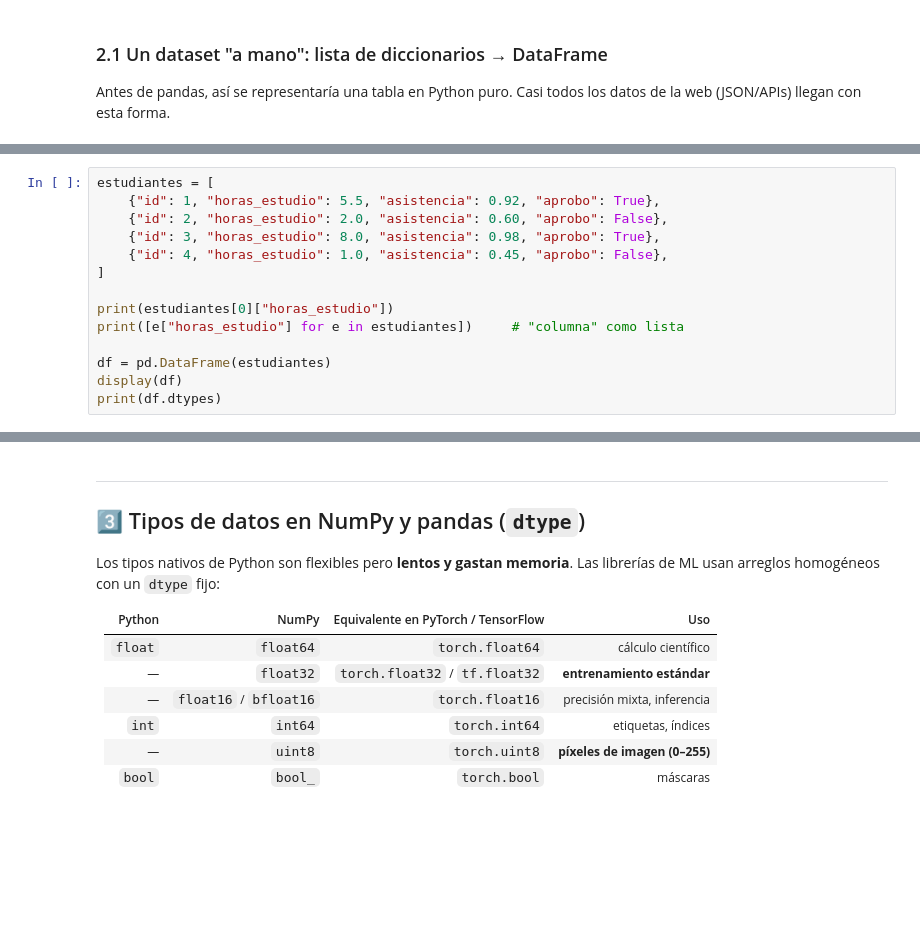
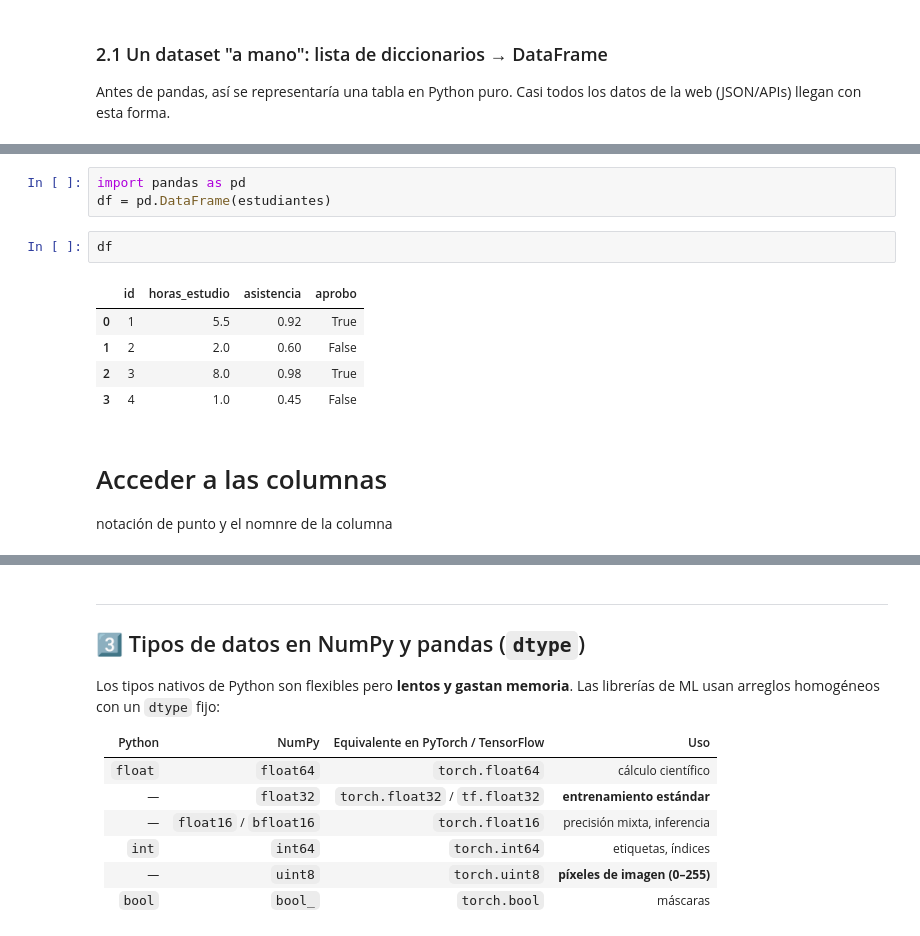
Before and after one commit to marco-canas/SIPIAD, a Jupyter notebook: 1_ciclo_formacion_python_ia_datos/2_clases/unidad1/2_Clase_02_Tipos_de_datos_y_operadores_IA.ipynb, the cells around one changed output, grey strips where cells are left out. Drawn from its saved outputs; the diff is of its cells as text; blank space fills up the shorter version.

```diff
--- a/1_ciclo_formacion_python_ia_datos/2_clases/unidad1/2_Clase_02_Tipos_de_datos_y_operadores_IA.ipynb
+++ b/1_ciclo_formacion_python_ia_datos/2_clases/unidad1/2_Clase_02_Tipos_de_datos_y_operadores_IA.ipynb
@@ -234,14 +390,15 @@ Antes de pandas, así se representaría una tabla en Python puro. Casi todos los
+# %%
+import pandas as pd
+df = pd.DataFrame(estudiantes)
 # %%
-estudiantes = [
-    {"id": 1, "horas_estudio": 5.5, "asistencia": 0.92, "aprobo": True},
-    {"id": 2, "horas_estudio": 2.0, "asistencia": 0.60, "aprobo": False},
-    {"id": 3, "horas_estudio": 8.0, "asistencia": 0.98, "aprobo": True},
-    {"id": 4, "horas_estudio": 1.0, "asistencia": 0.45, "aprobo": False},
-]
-
-print(estudiantes[0]["horas_estudio"])
-print([e["horas_estudio"] for e in estudiantes])     # "columna" como lista
-
-df = pd.DataFrame(estudiantes)
-display(df)
-print(df.dtypes)
+df
+# %% [output]
+|  | id | horas_estudio | asistencia | aprobo |
+| 0 | 1 | 5.5 | 0.92 | True |
+| 1 | 2 | 2.0 | 0.60 | False |
+| 2 | 3 | 8.0 | 0.98 | True |
+| 3 | 4 | 1.0 | 0.45 | False |
+# %% [markdown]
+# Acceder a las columnas
+
+notación de punto y el nomnre de la columna
```
Also changed, not shown: parts of 105 cells of this notebook, 8 other files.
